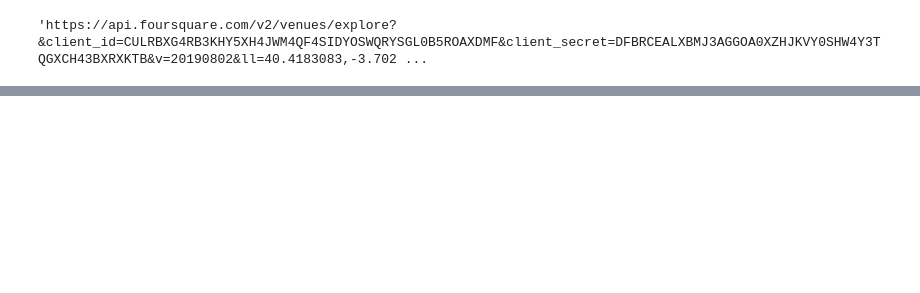
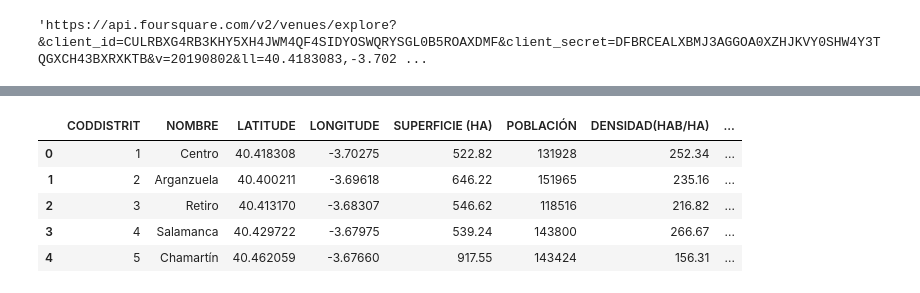
Before and after one commit to Mamunskaya/COURSERA_CAPSTONE, a Jupyter notebook: TheBattleOf....week2.ipynb, the cells around one changed output, grey strips where cells are left out. Cells and saved outputs as stored; diff of their text form; code cells hidden in the pictures; blank space fills up the shorter version.

```diff
--- a/TheBattleOf....week2.ipynb
+++ b/TheBattleOf....week2.ipynb
@@ -287,6 +254,6 @@ NameError: name 'Madrid_venues' is not defined
 # %%
 # add neighborhood column back to dataframe
-Madrid_onehot['NOMBRE'] = Madrid_venues['NOMBRE']
+Madrid_onehot['NOMBRE'] = Madrid_venues['Neighborhood']
 # %%
 fixed_columns = [Madrid_onehot.columns[-1]] + list(Madrid_onehot.columns[:-1])
 Madrid_onehot = Madrid_onehot[fixed_columns]
@@ -322,0 +365,14 @@ neighborhoods_venues_sorted.head()
+# %%
+Madrid_merged = dfDistritos
+
+# merge toronto_grouped with toronto_data to add latitude/longitude for each neighborhood
+Madrid_merged = Madrid_merged.join(neighborhoods_venues_sorted.set_index('NOMBRE'), on='NOMBRE')
+
+Madrid_merged.head() # check the last columns!
+# %% [output]
+|  | CODDISTRIT | NOMBRE | LATITUDE | LONGITUDE | SUPERFICIE (HA) | POBLACIÓN | DENSIDAD(HAB/HA) | ... |
+| 0 | 1 | Centro | 40.418308 | -3.70275 | 522.82 | 131928 | 252.34 | ... |
+| 1 | 2 | Arganzuela | 40.400211 | -3.69618 | 646.22 | 151965 | 235.16 | ... |
+| 2 | 3 | Retiro | 40.413170 | -3.68307 | 546.62 | 118516 | 216.82 | ... |
+| 3 | 4 | Salamanca | 40.429722 | -3.67975 | 539.24 | 143800 | 266.67 | ... |
+| 4 | 5 | Chamartín | 40.462059 | -3.67660 | 917.55 | 143424 | 156.31 | ... |
```
Also changed, not shown: parts of 29 cells of this notebook.
